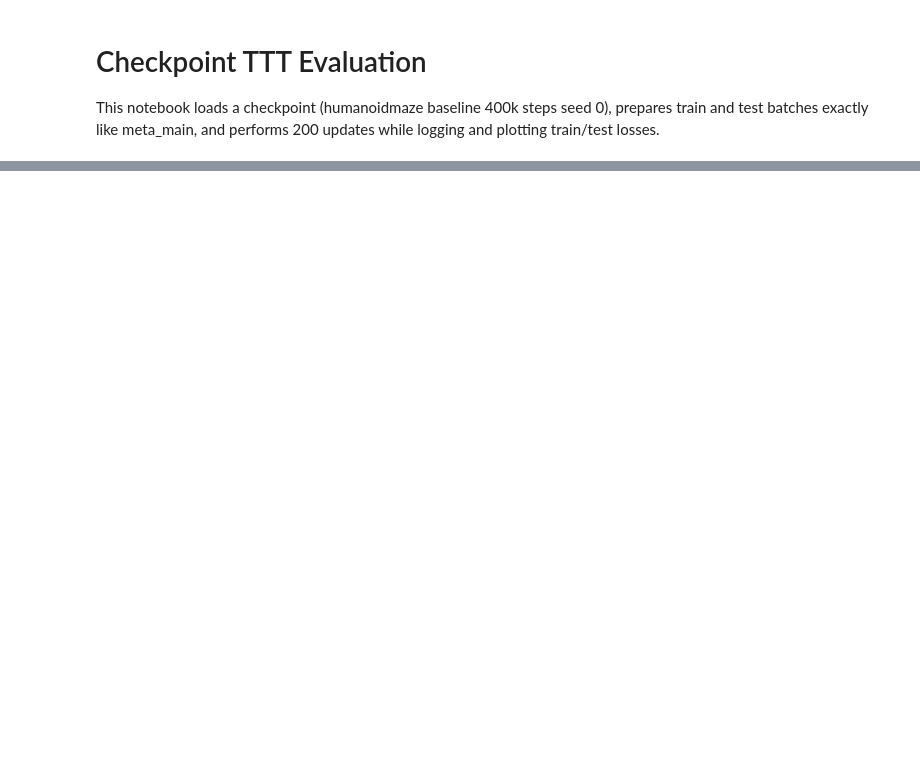
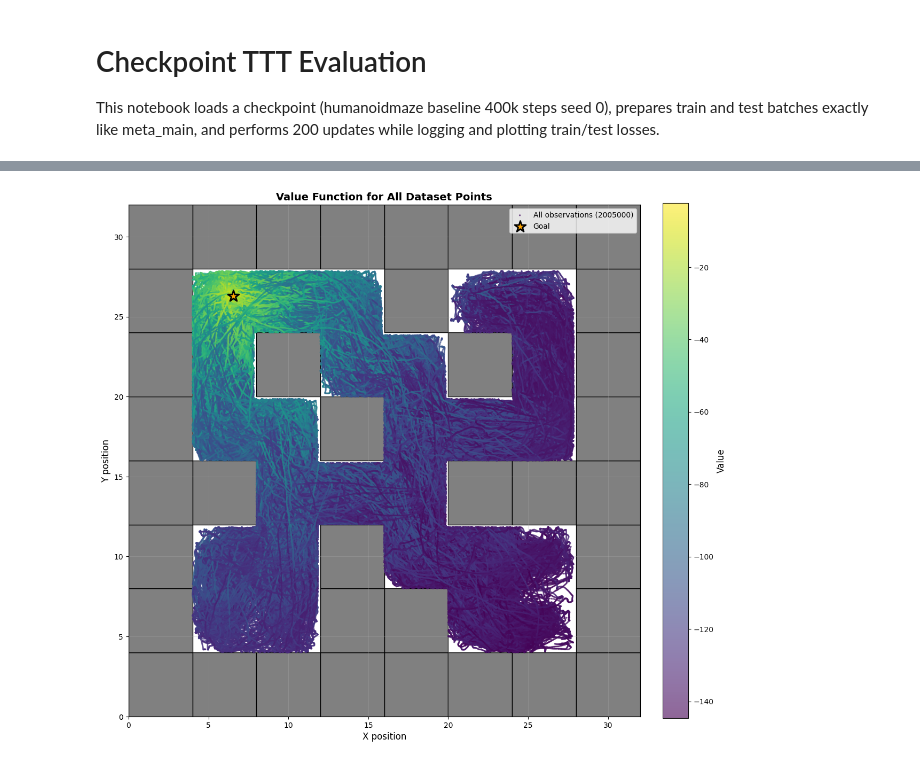
Before and after one commit to antoniomari/meta-gc-rl, a Jupyter notebook: notebooks/checkpoint_ttt_eval.ipynb, the cells around one changed output, grey strips where cells are left out. Saved outputs shown, nothing was run; the diff lists cells and outputs as text; code cells hidden in the pictures; blank space fills up the shorter version.

```diff
--- a/notebooks/checkpoint_ttt_eval.ipynb
+++ b/notebooks/checkpoint_ttt_eval.ipynb
@@ -128,0 +374,80 @@ Agent restored successfully!
+# %%
+# Plot values for all points in the dataset
+from utils.plotting import draw_maze, get_agent_position
+
+# Get maze parameters
+maze_map = env.unwrapped.maze_map
+maze_unit = getattr(env.unwrapped, '_maze_unit', 4.0)
+original_offset_x = getattr(env.unwrapped, '_offset_x', 4.0)
+original_offset_y = getattr(env.unwrapped, '_offset_y', 4.0)
+
+# Compute offset transformation
+all_obs = train_dataset.dataset['observations']
+all_obs_xy = all_obs[:, :2]
+x_max, x_min = np.max(all_obs_xy[:, 0]), np.min(all_obs_xy[:, 0])
+y_max, y_min = np.max(all_obs_xy[:, 1]), np.min(all_obs_xy[:, 1])
+
+# Recompute offsets
+offset_x = (0 - x_min/maze_unit) + 1
+offset_y = (0 - y_min/maze_unit) + 1
+
+# Get all values (already computed in Cell 7)
+# Check both local and global scope for Jupyter notebook compatibility
+try:
+    all_values = np.array(values) if values is not None else None
+except NameError:
+    all_values = None
+
+if all_values is not None:
+    # Create figure
+    fig, ax = plt.subplots(figsize=(12, 12))
+
+    # Draw maze structure
+    draw_maze(ax, maze_map, maze_unit, original_offset_x, original_offset_y)
+
+    # Plot all observations colored by value
+    obs_xy_transformed = all_obs_xy.copy()
+    obs_xy_transformed[:, 0] = obs_xy_transformed[:, 0] + offset_x * maze_unit
+    obs_xy_transformed[:, 1] = obs_xy_transformed[:, 1] + offset_y * maze_unit
+
+    scatter = ax.scatter(obs_xy_transformed[:, 0], obs_xy_transformed[:, 1],
+                        c=all_values, cmap='viridis', alpha=0.6, s=2,
+                        label=f'All observations ({len(all_obs_xy)})', zorder=2)
+
+    # Add colorbar
+    cbar = plt.colorbar(scatter, ax=ax, fraction=0.046, pad=0.04)
+    cbar.set_label('Value', fontsize=12)
+
+    # Plot goal if available
+    if 'goal' in locals() and goal is not None:
+        goal_xy = get_agent_position(goal, cfg.env_name)
+        goal_xy_transformed = goal_xy.copy()
+        goal_xy_transformed[0] = goal_xy[0] + offset_x * maze_unit
+        goal_xy_transformed[1] = goal_xy[1] + offset_y * maze_unit
+        ax.scatter(goal_xy_transformed[0], goal_xy_transformed[1], c='orange', s=250, marker='*',
+                  edgecolors='black', linewidths=2, label='Goal', zorder=7)
+
+    # Set axis limits
+    ax.set_xlim(0, 32)
+    ax.set_ylim(0, 32)
+
+    ax.set_xlabel('X position', fontsize=12)
+    ax.set_ylabel('Y position', fontsize=12)
+    ax.set_title('Value Function for All Dataset Points', fontsize=14, fontweight='bold')
+    ax.legend(loc='upper right', fontsize=10)
+    ax.grid(True, alpha=0.3)
+    ax.set_aspect('equal', adjustable='box')
+
+    plt.tight_layout()
+    plt.show()
+
+    # Print statistics
+    print(f"Value statistics:")
+    print(f"  Min: {all_values.min():.4f}")
+    print(f"  Max: {all_values.max():.4f}")
+    print(f"  Mean: {all_values.mean():.4f}")
+    print(f"  Std: {all_values.std():.4f}")
+else:
+    print("Error: Values not found. Please run Cell 7 first to compute values.")
+# %% [output]
+[figure, added]
```
Also changed, not shown: parts of 21 cells of this notebook, 15 other files.
